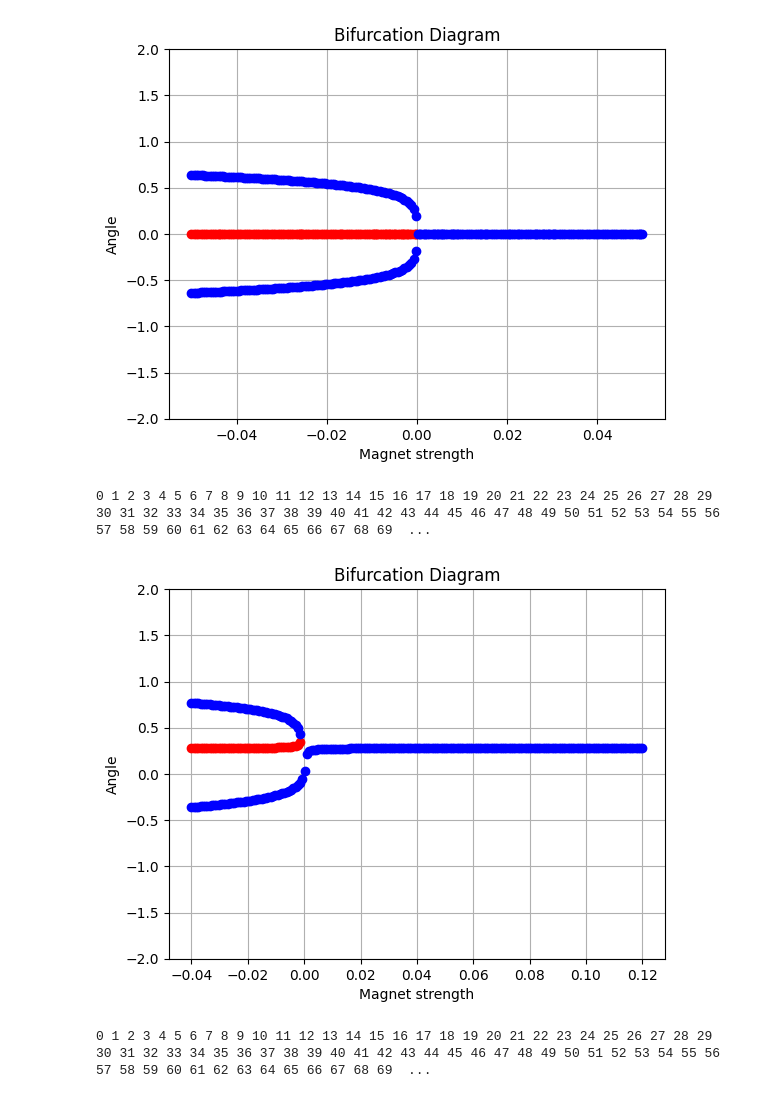
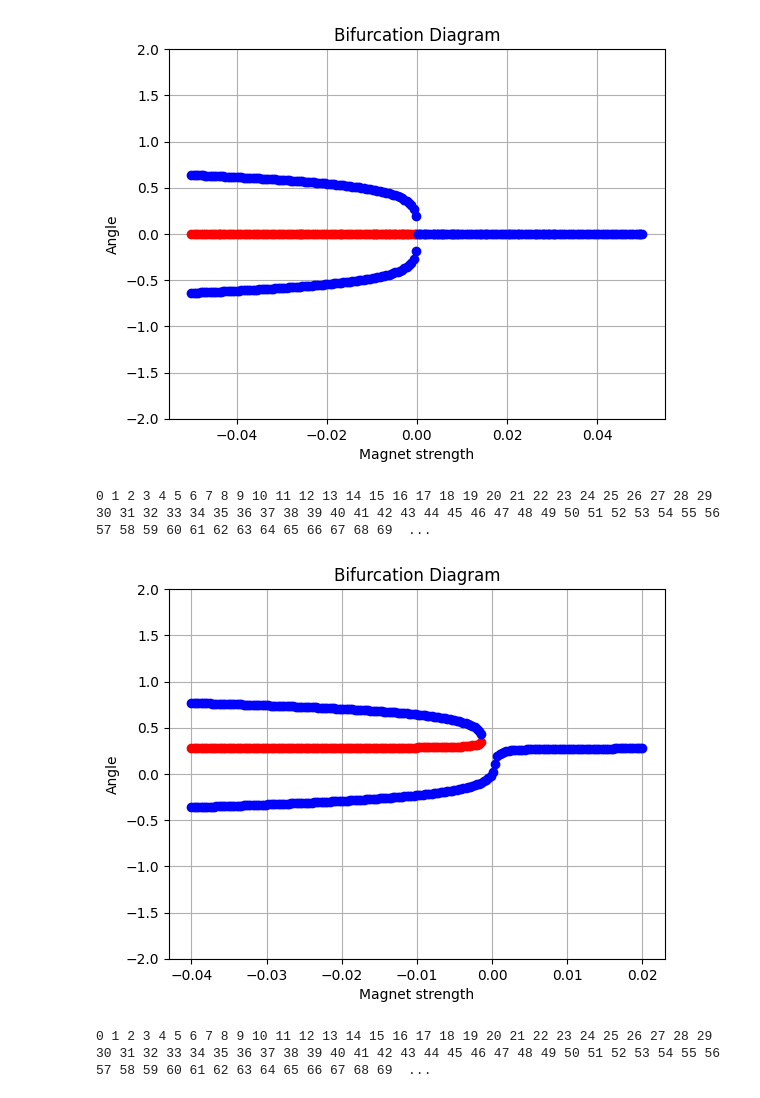
Before and after one commit to Dobel26/MagneticPendulum, a Jupyter notebook: new_sim.ipynb, the cells around one changed output. Cells and saved outputs as stored; diff of their text form; code cells hidden in the pictures.

Commit message:
More plots incomming
now with better colors also

```diff
--- a/new_sim.ipynb
+++ b/new_sim.ipynb
@@ -212,9 +212,11 @@ def strength_bifurcation(magnet_pos=None, ax=None, angle_range=[-np.pi * 1.2, np
             critical_angles.append([strength, crit_angle])
             # Get stability color
             if system.check_stability(crit_angle) < 0:
-                color = "blue"
+                # stable
+                color = "#2F3EEA"
             else:
-                color = "red"
+                # unstable
+                color = "#E83F48"
 
             ax.plot([strength], [crit_angle], 'o', color=color)
 
@@ -241,13 +243,13 @@ def position_bifurcation(strength=1, ax=None, angle_range=[-np.pi * 1.2, np.pi *
 
         crit_temp = system.get_critical_angles()
         for crit_angle in crit_temp:
-            # Append (strength, critical_angle) to list for bifurcation plot
-            # critical_angles.append([position, crit_angle])
             # Get stability color
             if system.check_stability(crit_angle) < 0:
-                color = "blue"
+                # stable
+                color = "#2F3EEA"
             else:
-                color = "red"
+                # unstable
+                color = "#E83F48"
 
             ax.plot([position], [crit_angle], 'o', color=color)
 # %%
@@ -262,12 +266,14 @@ strength_bifurcation(magnet_pos=[0, 1.3],
 # %%
 strength_bifurcation(magnet_pos=[0.4, 1.3],
                      angle_range=[-2, 2],
-                     strength_range=[-0.04, 0.12],
+                     strength_range=[-0.04, 0.02],
                      resolution=200
 )
+
+plt.savefig("bif_off-center.pdf")
 # %% [output]
 0 1 2 3 4 5 6 7 8 9 10 11 12 13 14 15 16 17 18 19 20 21 22 23 24 25 26 27 28 29 30 31 32 33 34 35 36 37 38 39 40 41 42 43 44 45 46 47 48 49 50 51 52 53 54 55 56 57 58 59 60 61 62 63 64 65 66 67 68 69  ...
-[figure, old version]
+[figure, new version]
 # %%
 position_bifurcation(strength=1,
                      angle_range=[-2, 2],
```
Also changed, not shown: parts of 6 cells of this notebook, 9 other files.
